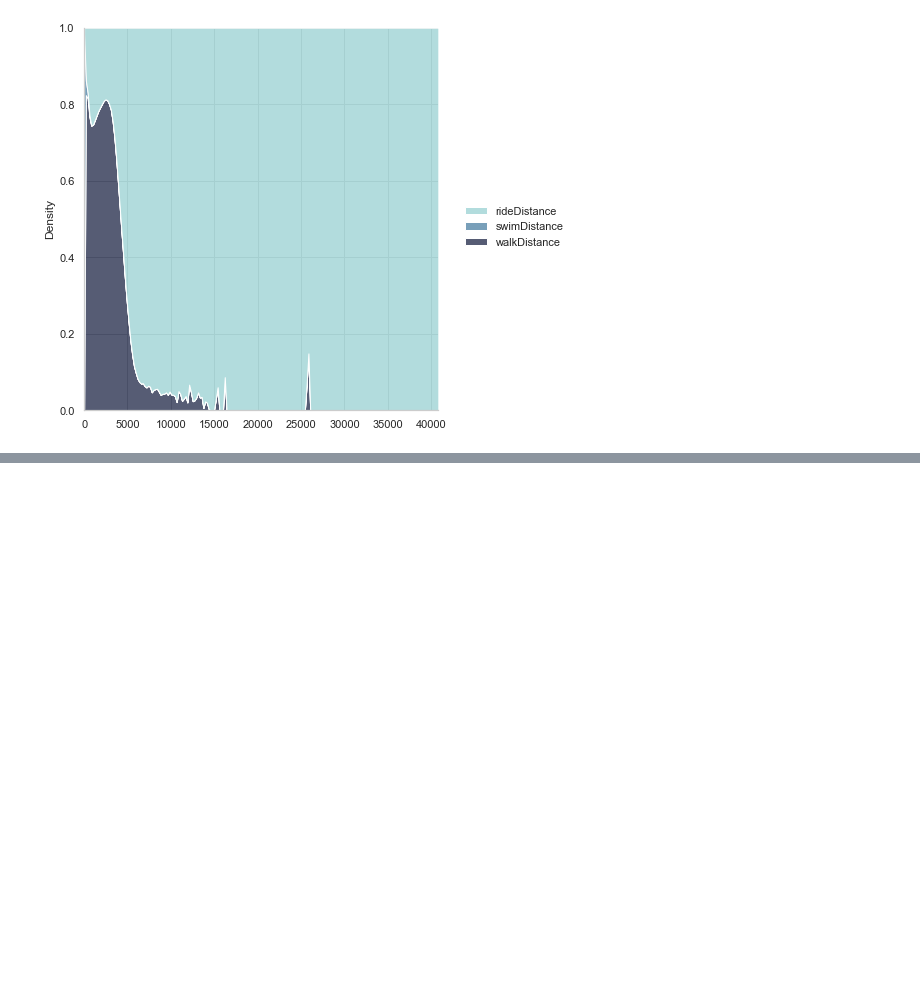
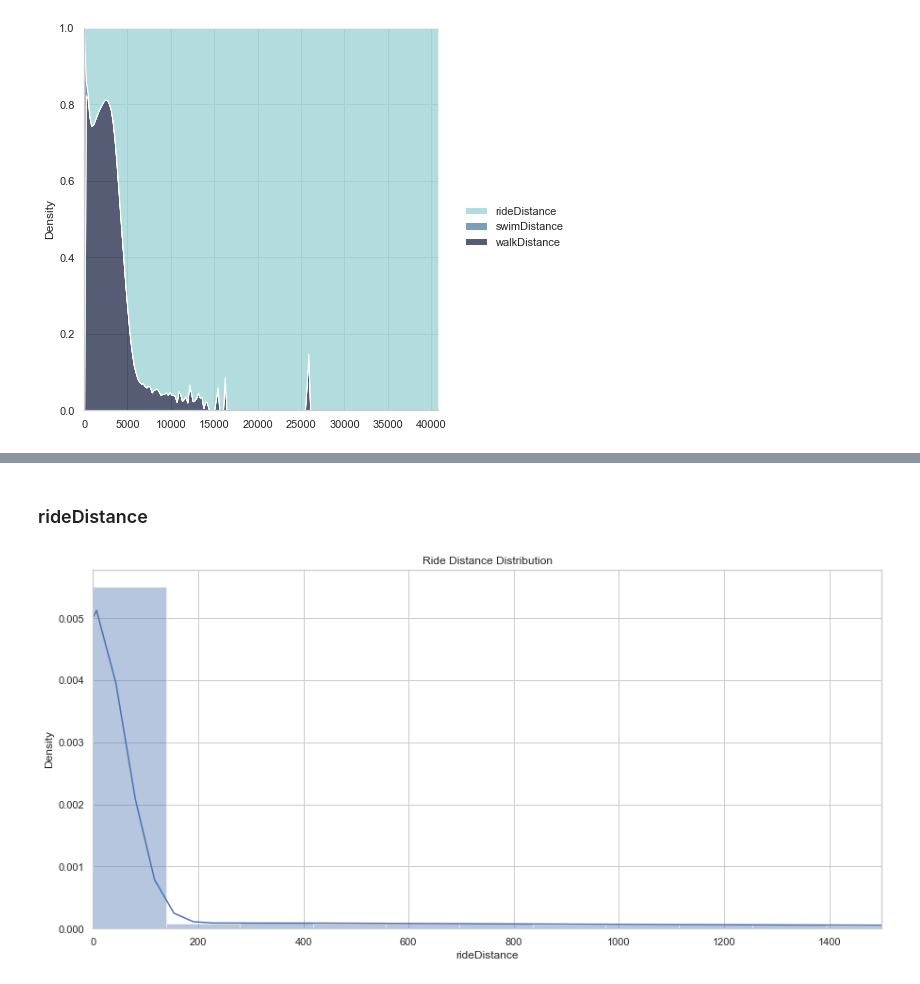
Before and after one commit to HalfMoon1008/PUBG_ML_Project, a Jupyter notebook: 2nModeling_PUBG.ipynb, the cells around one changed output, grey strips where cells are left out. Cells and saved outputs as stored; diff of their text form; code cells hidden in the pictures; blank space fills up the shorter version.

```diff
--- a/2nModeling_PUBG.ipynb
+++ b/2nModeling_PUBG.ipynb
@@ -109,0 +136,12 @@ sns.displot(
+# %% [markdown]
+### rideDistance
+# %%
+ride = distanTest.copy()
+ride = ride[ride['rideDistance'] < train['rideDistance'].quantile(0.99)]
+plt.figure(figsize=(15,7))
+plt.xlim(0, 1500)
+plt.title("Ride Distance Distribution")
+sns.distplot(ride['rideDistance'])
+plt.show()
+# %% [output]
+[figure, added]
```
Also changed, not shown: parts of 11 cells of this notebook.
